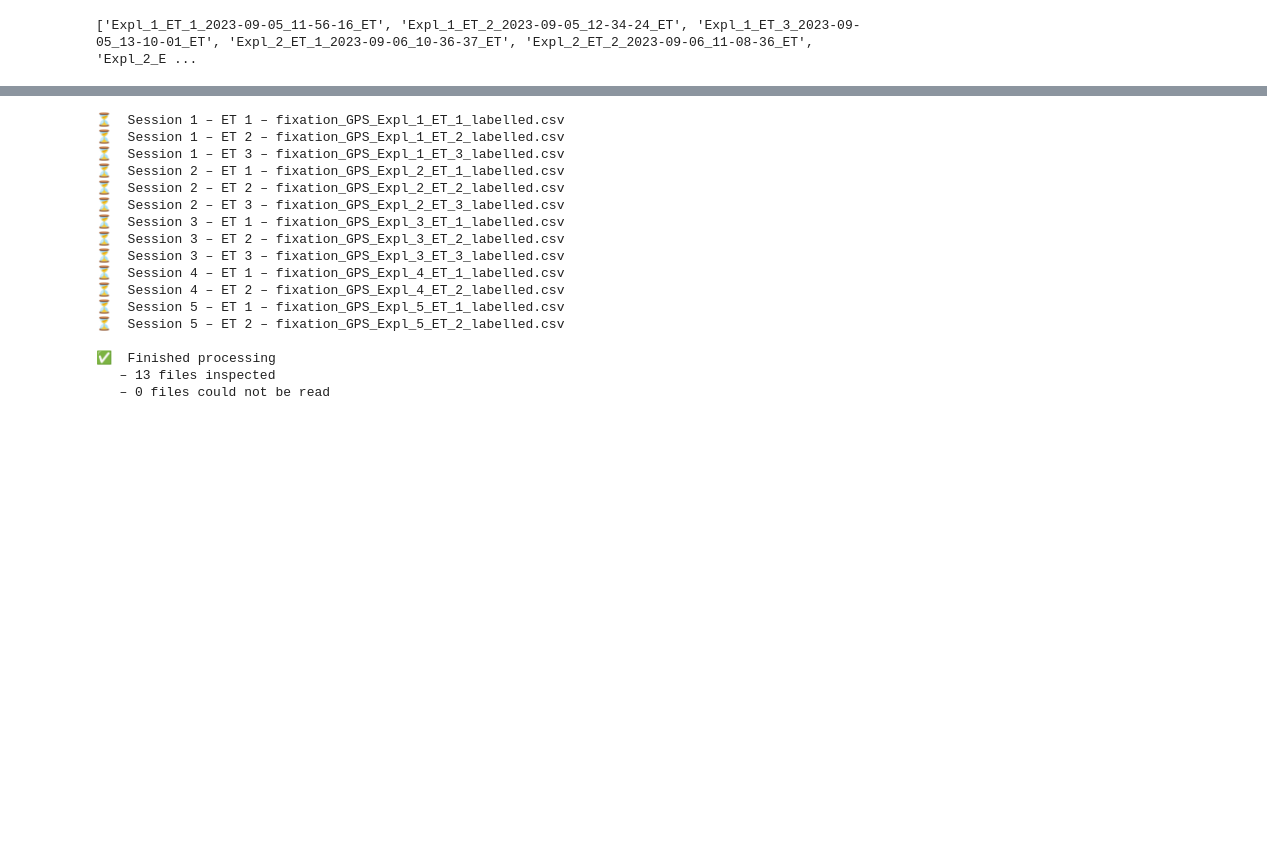
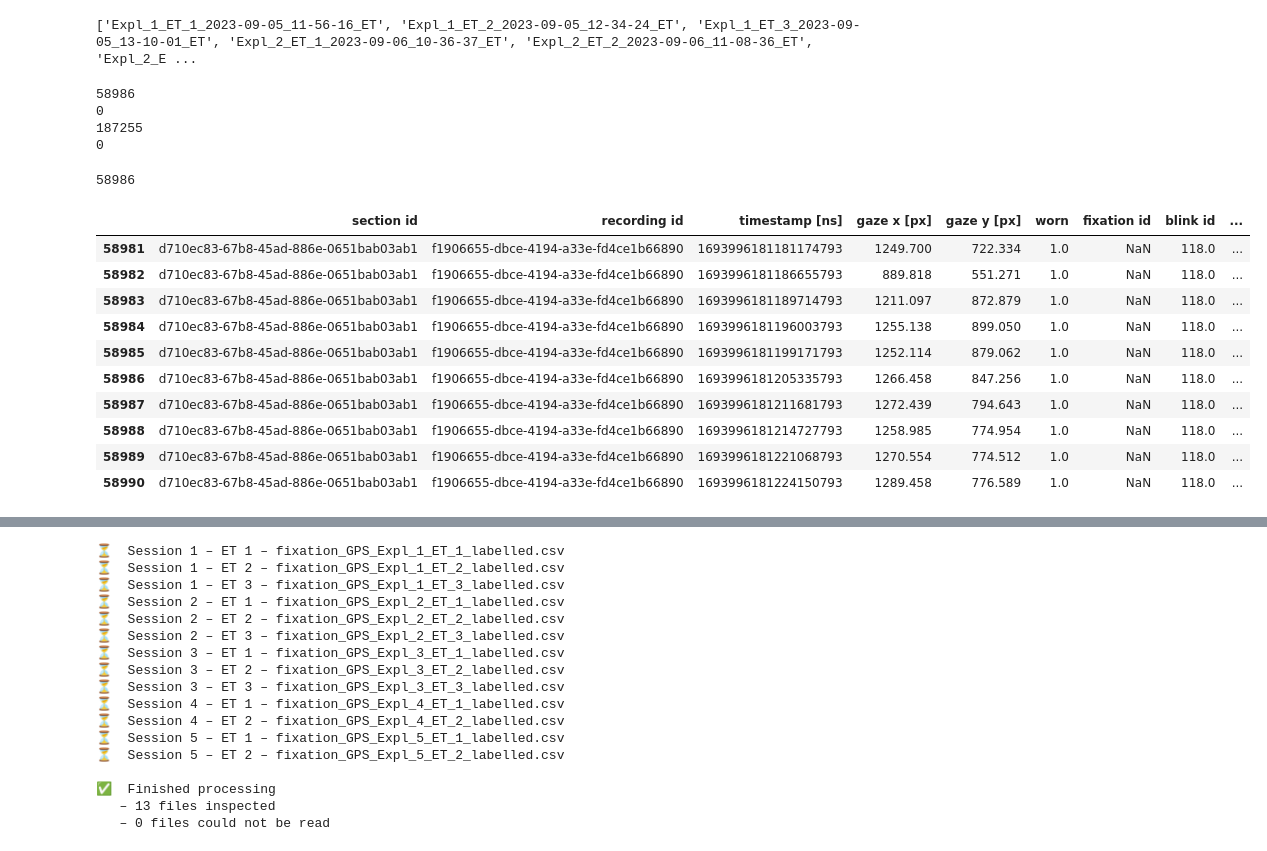
Before and after one commit to JasminLWalter/VR-EyeTracking-GraphTheory, a Jupyter notebook: Cyprus_project/checkNewSlicing.ipynb, the cells around one changed output, grey strips where cells are left out. Cells and saved outputs as stored; diff of their text form; code cells hidden in the pictures; blank space fills up the shorter version.

```diff
--- a/Cyprus_project/checkNewSlicing.ipynb
+++ b/Cyprus_project/checkNewSlicing.ipynb
@@ -98,3 +170,51 @@ data_foldersF = sorted([f for f in os.listdir(datapathF) if not f.startswith('Te
 print(data_foldersF)
 # %% [output]
 ['Expl_1_ET_1_2023-09-05_11-56-16_ET', 'Expl_1_ET_2_2023-09-05_12-34-24_ET', 'Expl_1_ET_3_2023-09-05_13-10-01_ET', 'Expl_2_ET_1_2023-09-06_10-36-37_ET', 'Expl_2_ET_2_2023-09-06_11-08-36_ET', 'Expl_2_E ...
+# %%
+index = 6
+
+fullGaze = pd.read_csv(os.path.join(datapathF, data_foldersF[index], "gaze.csv"))
+
+iStart = slicingNew2.iloc[index]["fixation_adjusted_start_ns"]
+iEnd = slicingNew2.iloc[index]["fixation_adjusted_end_ns"]
+
+# print(iStart)
+# print(iEnd)
+
+mask1 = fullGaze["timestamp [ns]"] >= iStart
+index_start = mask1.idxmax()          # returns the position of the **first True**
+mask1 = fullGaze["timestamp [ns]"] == iStart
+index_start2 = mask1.idxmax()          # returns the position of the **first True**
+
+
+mask2 = fullGaze["timestamp [ns]"] >= iEnd
+index_end = mask2.idxmax()          # returns the position of the **first True**
+mask2 = fullGaze["timestamp [ns]"] == iEnd
+index_end2 = mask2.idxmax()          # returns the position of the **first True**
+
+print(index_start)
+print(index_start2)
+
+print(index_end)
+print(index_end2)
+# %% [output]
+58986
+0
+187255
+0
+# %%
+print(index_start)
+fullGaze.iloc[index_start-5 : index_start + 5].head(12)   # show the first 10 rows of a 100‑row window
+# %% [output]
+58986
+|  | section id | recording id | timestamp [ns] | gaze x [px] | gaze y [px] | worn | fixation id | blink id | ... |
+| 58981 | d710ec83-67b8-45ad-886e-0651bab03ab1 | f1906655-dbce-4194-a33e-fd4ce1b66890 | 1693996181181174793 | 1249.700 | 722.334 | 1.0 | NaN | 118.0 | ... |
+| 58982 | d710ec83-67b8-45ad-886e-0651bab03ab1 | f1906655-dbce-4194-a33e-fd4ce1b66890 | 1693996181186655793 | 889.818 | 551.271 | 1.0 | NaN | 118.0 | ... |
+| 58983 | d710ec83-67b8-45ad-886e-0651bab03ab1 | f1906655-dbce-4194-a33e-fd4ce1b66890 | 1693996181189714793 | 1211.097 | 872.879 | 1.0 | NaN | 118.0 | ... |
+| 58984 | d710ec83-67b8-45ad-886e-0651bab03ab1 | f1906655-dbce-4194-a33e-fd4ce1b66890 | 1693996181196003793 | 1255.138 | 899.050 | 1.0 | NaN | 118.0 | ... |
+| 58985 | d710ec83-67b8-45ad-886e-0651bab03ab1 | f1906655-dbce-4194-a33e-fd4ce1b66890 | 1693996181199171793 | 1252.114 | 879.062 | 1.0 | NaN | 118.0 | ... |
+| 58986 | d710ec83-67b8-45ad-886e-0651bab03ab1 | f1906655-dbce-4194-a33e-fd4ce1b66890 | 1693996181205335793 | 1266.458 | 847.256 | 1.0 | NaN | 118.0 | ... |
+| 58987 | d710ec83-67b8-45ad-886e-0651bab03ab1 | f1906655-dbce-4194-a33e-fd4ce1b66890 | 1693996181211681793 | 1272.439 | 794.643 | 1.0 | NaN | 118.0 | ... |
+| 58988 | d710ec83-67b8-45ad-886e-0651bab03ab1 | f1906655-dbce-4194-a33e-fd4ce1b66890 | 1693996181214727793 | 1258.985 | 774.954 | 1.0 | NaN | 118.0 | ... |
+| 58989 | d710ec83-67b8-45ad-886e-0651bab03ab1 | f1906655-dbce-4194-a33e-fd4ce1b66890 | 1693996181221068793 | 1270.554 | 774.512 | 1.0 | NaN | 118.0 | ... |
+| 58990 | d710ec83-67b8-45ad-886e-0651bab03ab1 | f1906655-dbce-4194-a33e-fd4ce1b66890 | 1693996181224150793 | 1289.458 | 776.589 | 1.0 | NaN | 118.0 | ... |
```
Also changed, not shown: parts of 6 cells of this notebook.
